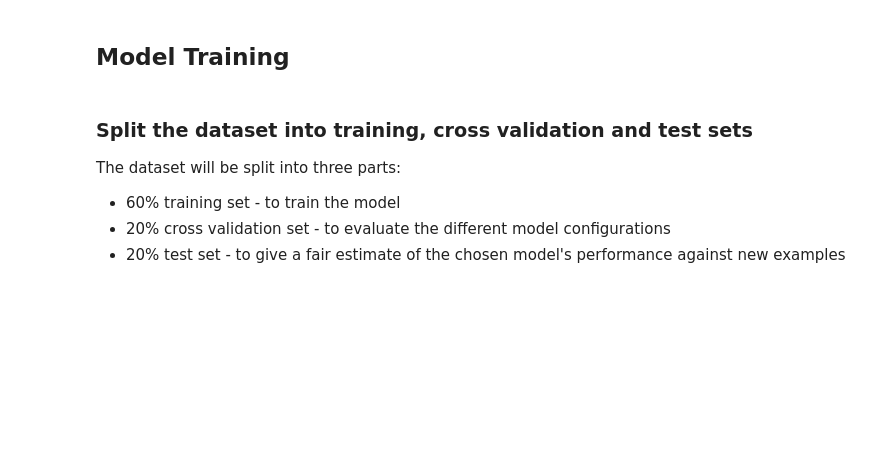
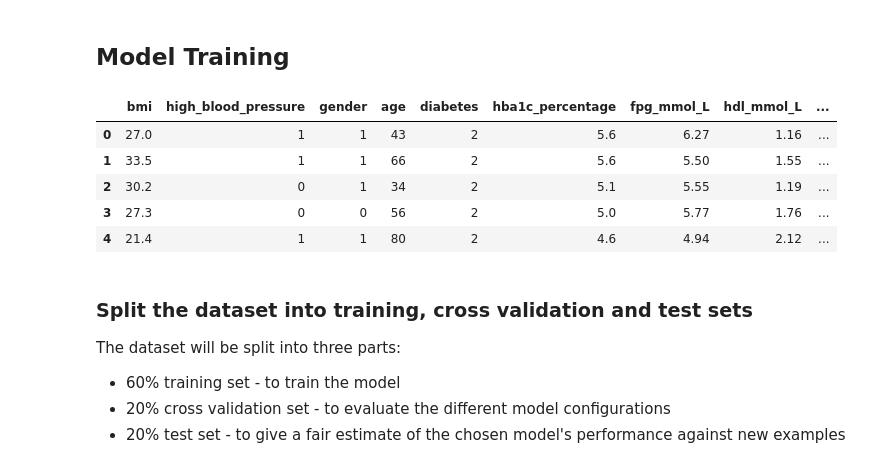
Before and after one commit to ryansoh-42/interpretable-ML-T2DM, a Jupyter notebook: notebooks/04_model_training.ipynb, the cells around one changed output. Drawn from its saved outputs; the diff is of its cells as text; code cells hidden in the pictures; blank space fills up the shorter version.

```diff
--- a/notebooks/04_model_training.ipynb
+++ b/notebooks/04_model_training.ipynb
@@ -6,6 +7,15 @@ import matplotlib.pyplot as plt
 %matplotlib inline
 # %%
 df = pd.read_csv("../data/processed/nhanes_data_processed.csv")
+# %%
+df.head()
+# %% [output]
+|  | bmi | high_blood_pressure | gender | age | diabetes | hba1c_percentage | fpg_mmol_L | hdl_mmol_L | ... |
+| 0 | 27.0 | 1 | 1 | 43 | 2 | 5.6 | 6.27 | 1.16 | ... |
+| 1 | 33.5 | 1 | 1 | 66 | 2 | 5.6 | 5.50 | 1.55 | ... |
+| 2 | 30.2 | 0 | 1 | 34 | 2 | 5.1 | 5.55 | 1.19 | ... |
+| 3 | 27.3 | 0 | 0 | 56 | 2 | 5.0 | 5.77 | 1.76 | ... |
+| 4 | 21.4 | 1 | 1 | 80 | 2 | 4.6 | 4.94 | 2.12 | ... |
 # %% [markdown]
 ### Split the dataset into training, cross validation and test sets
 
```
Also changed, not shown: parts of 18 cells of this notebook, 1 other file.
